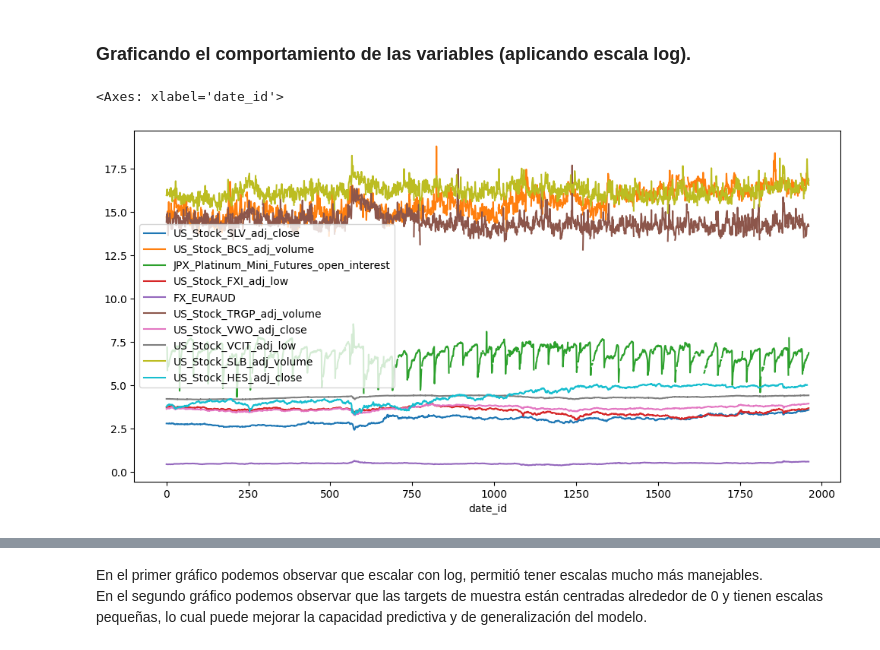
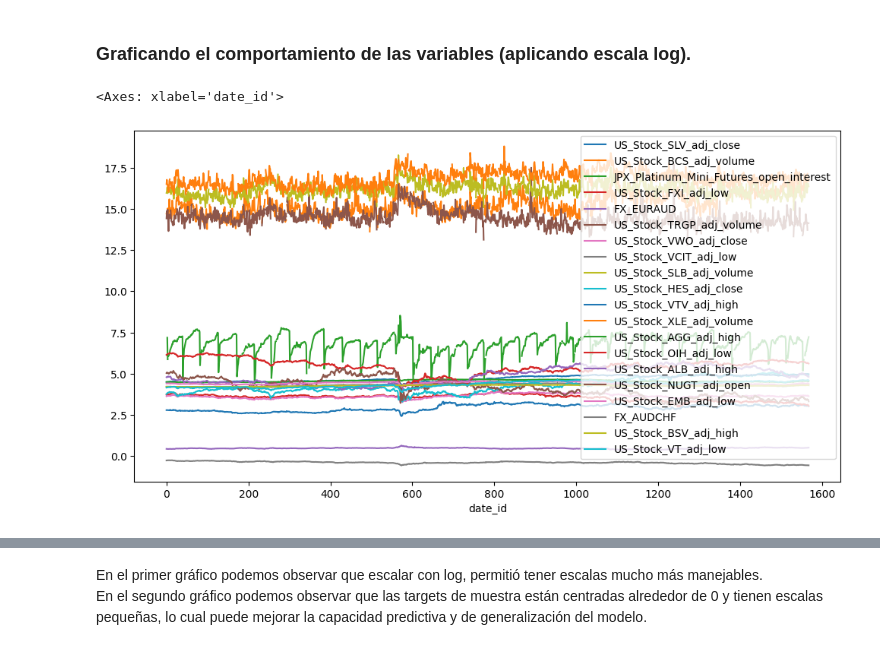
Before and after one commit to ricrod01/PROYECTO_2_DS, a Jupyter notebook: EDA.ipynb, the cells around one changed output, grey strips where cells are left out. Drawn from its saved outputs; the diff is of its cells as text; code cells hidden in the pictures.

```diff
--- a/EDA.ipynb
+++ b/EDA.ipynb
@@ -138,8 +160,13 @@ En el conjunto labels se tienen dos tipo object, una que indica la relación con
+# %%
+muestra_filas = int(df.shape[0]*0.8)
+df2 = df.copy()
+df = df.iloc[:muestra_filas, :]
+df_labels = df_labels.iloc[:muestra_filas, :]
 # %% [markdown]
 ### Viendo las estadísticas de algunas columnas.
 # %%
 random.seed(0)
-muestra_columnas_df = random.sample(list(df.columns), 10)
+muestra_columnas_df = random.sample(list(df.columns), 20)
 df[muestra_columnas_df].describe()
 # %% [output]
 |  | US_Stock_SLV_adj_close | US_Stock_BCS_adj_volume | JPX_Platinum_Mini_Futures_open_in... | US_Stock_FXI_adj_low | FX_EURAUD | ... |
@@ -260,11 +289,11 @@ Podemos observar que a partir del conjunto df_labels puede ser formado por el co
 # %% [markdown]
 ### Graficando el comportamiento de las variables (aplicando escala log).
 # %%
-df_log = np.log(df[muestra_columnas_df])
-df_log.iloc[:, :].plot(figsize=(12, 6))
+df_log = np.log(df)
+df_log.loc[:, muestra_columnas_df].plot(figsize=(12, 6))
 # %% [output]
 <Axes: xlabel='date_id'>
-[figure, old version]
+[figure, new version]
 # %%
 df_labels.loc[:, muestra_columnas_labels].plot(figsize=(12, 6))
 # %% [output]
```
Also changed, not shown: parts of 55 cells of this notebook, 4 other files.
